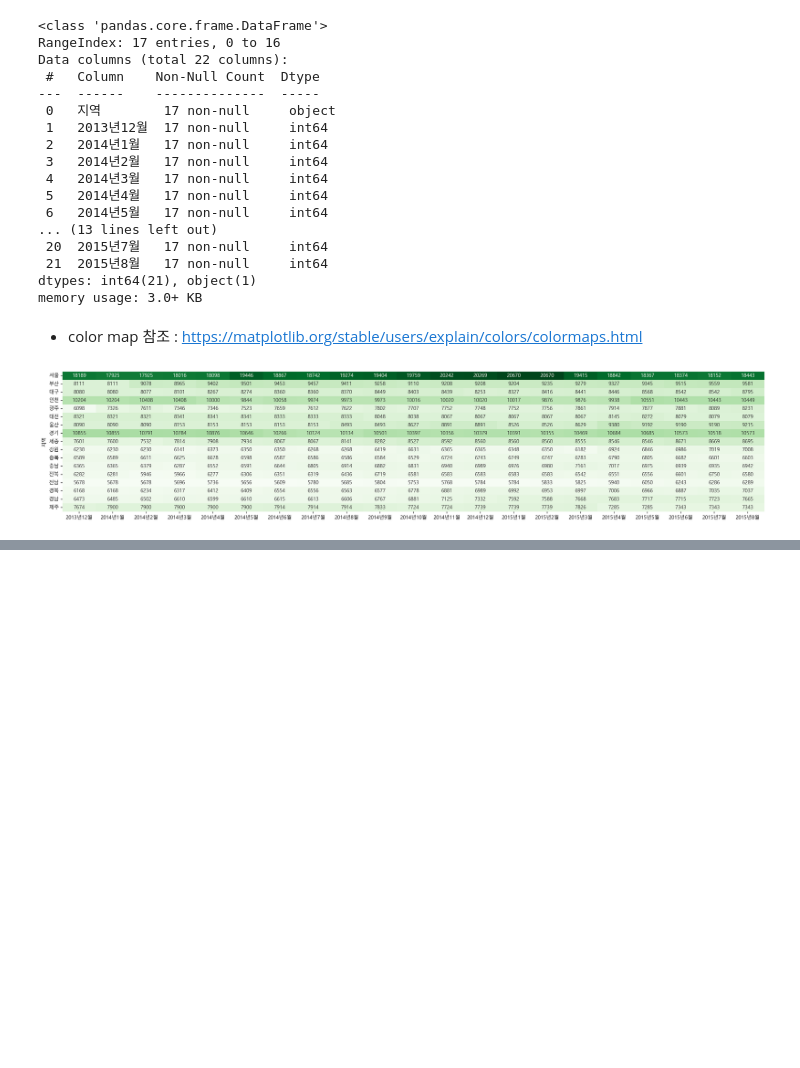
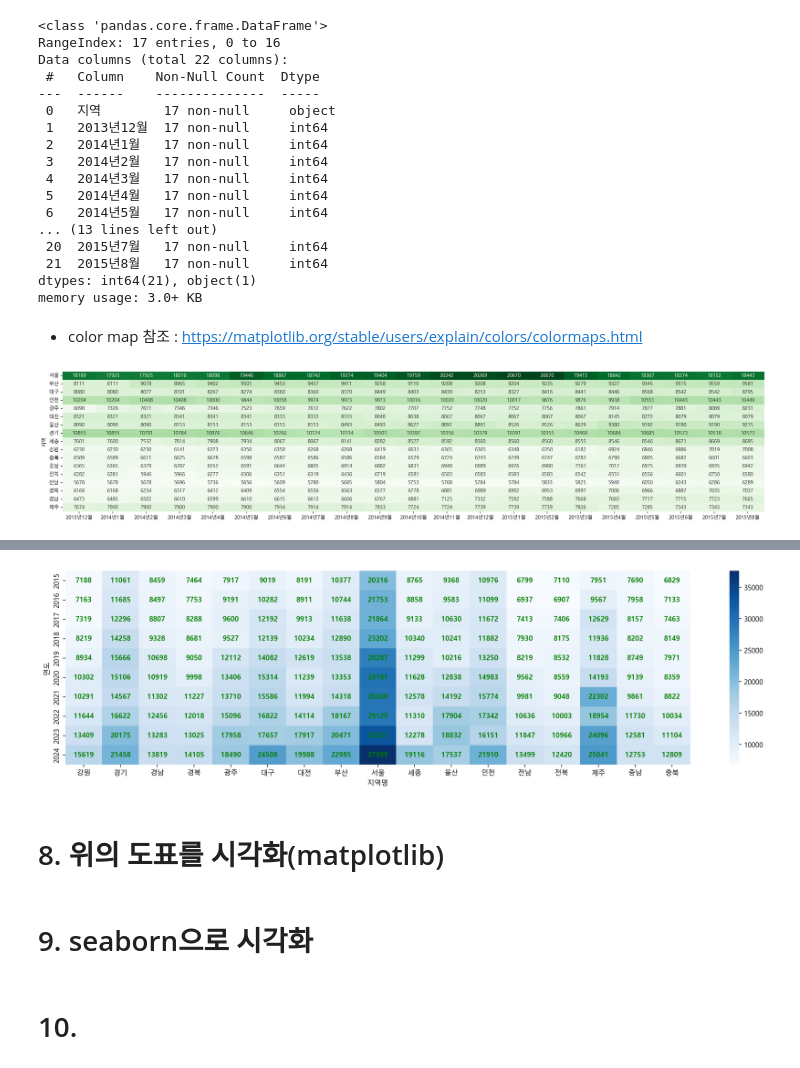
Before and after one commit to Thejiney/ai, a Jupyter notebook: source/07_python/ch13_예1_아파트분양가분석.ipynb, the cells around one changed output, grey strips where cells are left out. Cells and saved outputs as stored; diff of their text form; code cells hidden in the pictures; blank space fills up the shorter version.

```diff
--- a/source/07_python/ch13_예1_아파트분양가분석.ipynb
+++ b/source/07_python/ch13_예1_아파트분양가분석.ipynb
@@ -90,0 +1319,5 @@ plt.show()
+# %%
+r = df_last.pivot_table(index='연도',
+                    columns='지역명',
+                    values='평당분양가격')
+r
@@ -90,0 +1337,12 @@ plt.show()
+# %%
+plt.figure(figsize=(20,5))
+sns.heatmap(r, annot=True, fmt='.0f', cmap='Blues', annot_kws={'weight':'bold', 'color':'green'})
+plt.show()
+# %% [output]
+[figure, added]
+# %% [markdown]
+# 8. 위의 도표를 시각화(matplotlib)
+# %% [markdown]
+# 9. seaborn으로 시각화
+# %% [markdown]
+# 10.
```
Also changed, not shown: parts of 118 cells of this notebook, 3 other files.
